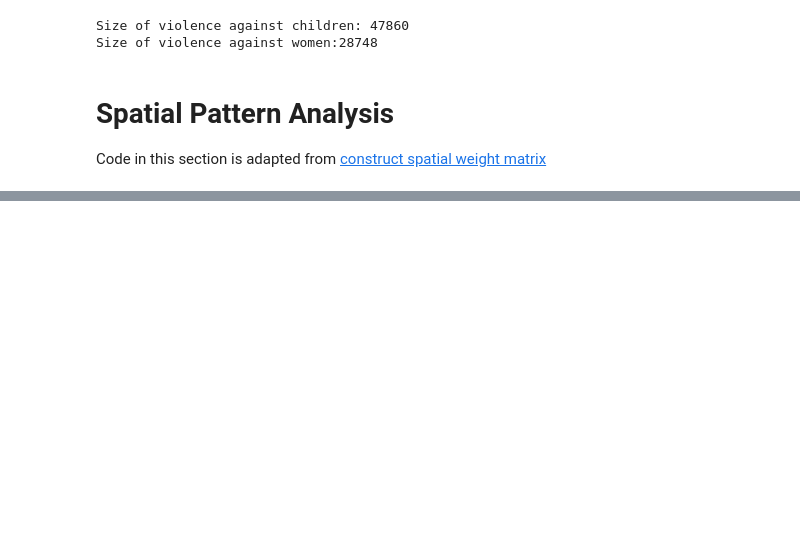
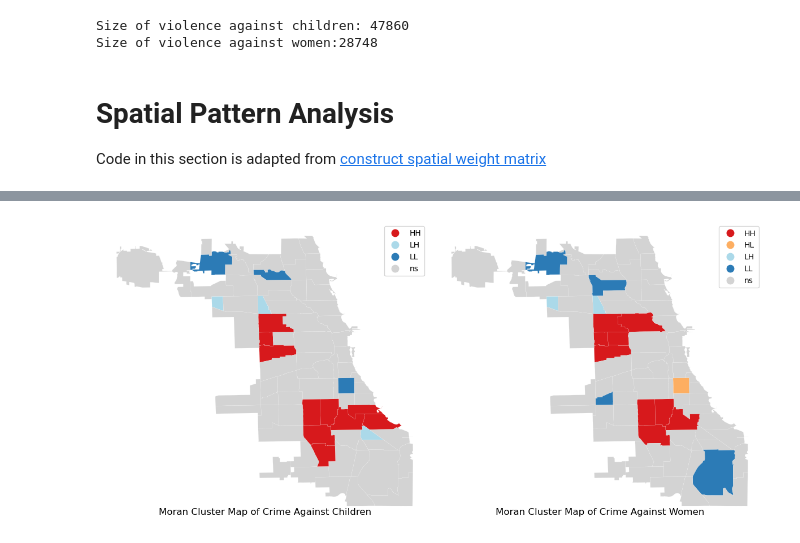
Before and after one commit to Skylar-TyZhang/STDM-Crime-analysis, a Jupyter notebook: chicago_crime.ipynb, the cells around one changed output, grey strips where cells are left out. Saved outputs shown, nothing was run; the diff lists cells and outputs as text; code cells hidden in the pictures; blank space fills up the shorter version.

```diff
--- a/chicago_crime.ipynb
+++ b/chicago_crime.ipynb
@@ -77,0 +207,2 @@ Code in this section is adapted from
+# %%
+lisa_sex= esda.moran.Moran_Local(count_sexual['crime_count'],w_s)
@@ -77,0 +309,28 @@ Code in this section is adapted from
+# %%
+# combine Quadrant categories with significance level to create  cluster map
+from splot import esda as esdaplot
+# Set up figure and axes
+f, axs = plt.subplots(nrows=1, ncols=2, figsize=(12, 12))
+# Make the axes accessible with single indexing
+axs = axs.flatten()
+# Grab second axis of local statistics
+ax = axs[0]
+# Plot Quandrant colors In this case, we use a 5% significance
+# level to select polygons as part of statistically significant
+# clusters
+esdaplot.lisa_cluster(lisa_children, count_child, p=0.05, ax=ax)
+ax=axs[1]
+esdaplot.lisa_cluster(lisa_sex, count_sexual, p=0.05, ax=ax)
+for i, ax in enumerate(axs.flatten()):
+    ax.set_axis_off()
+    ax.set_title(
+        [
+            "Moran Cluster Map of Crime Against Children",
+            "Moran Cluster Map of Crime Against Women",
+        ][i],
+        y=0,
+    )
+# Tight layout to minimise in-betwee white space
+f.tight_layout()
+# %% [output]
+[figure, added]
```
Also changed, not shown: parts of 29 cells of this notebook, 2 other files.
